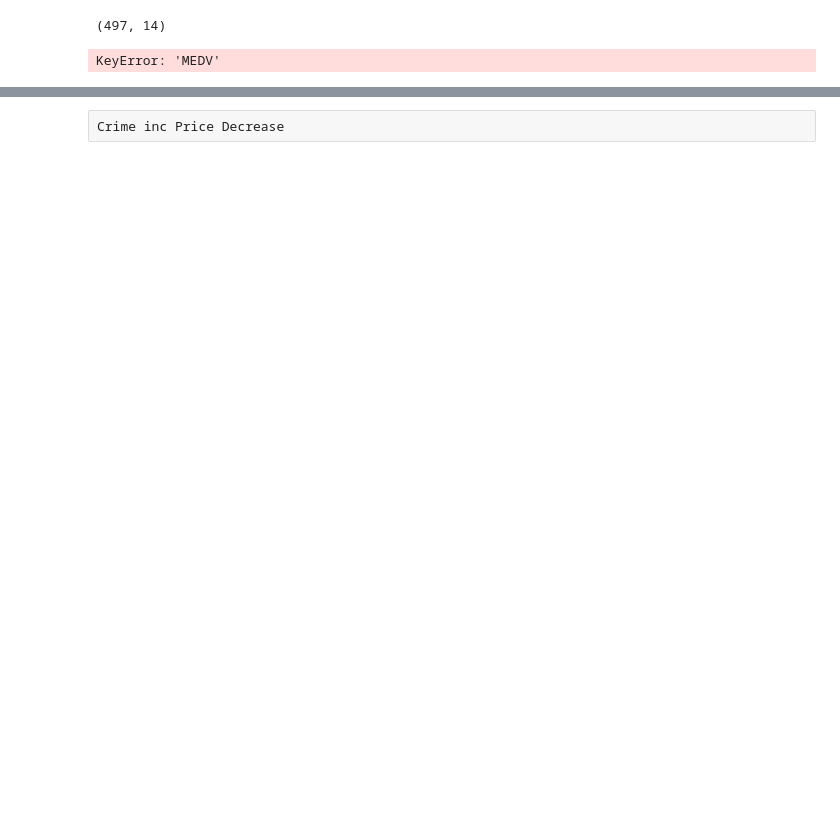
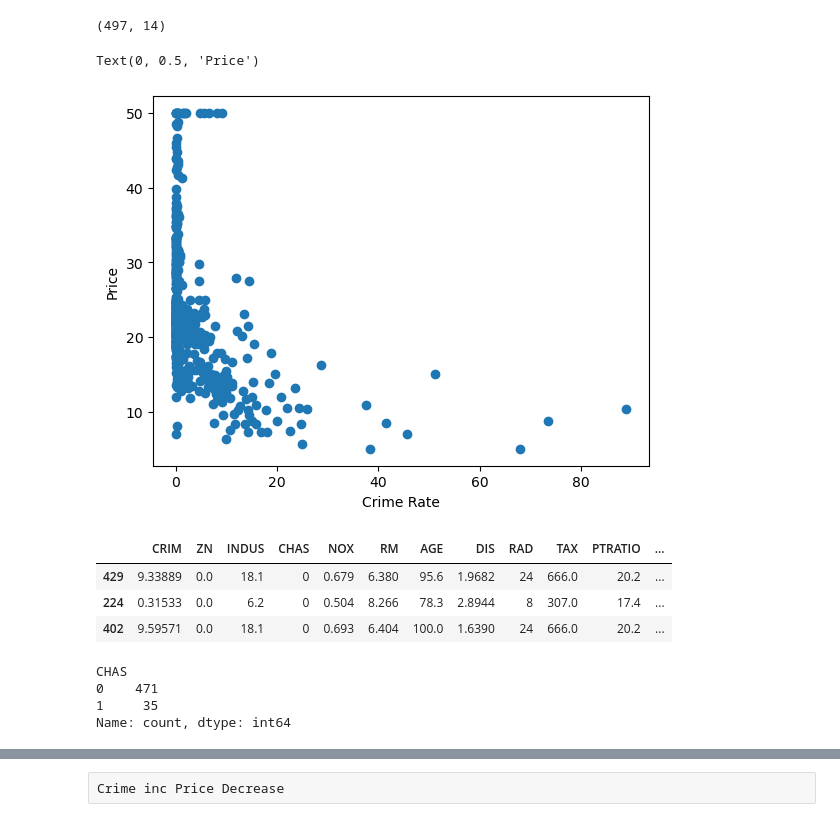
Before and after one commit to Student-NitinRaj/bostonhousepricing-, a Jupyter notebook: Linear ML Implementation.ipynb, the cells around one changed output, grey strips where cells are left out. Cells and saved outputs as stored; diff of their text form; code cells hidden in the pictures; blank space fills up the shorter version.

```diff
--- a/Linear ML Implementation.ipynb
+++ b/Linear ML Implementation.ipynb
@@ -592,9 +634,24 @@ df.shape
 import seaborn as sns
 # sns.pairplot(df)
 # %%
-plt.scatter(dataset["CRIM"],dataset["MEDV"])
+plt.scatter(df["CRIM"],df["MEDV"])
 plt.xlabel("Crime Rate")
 plt.ylabel("Price")
 # %% [output]
-KeyError: 'MEDV'
+Text(0, 0.5, 'Price')
+[figure, added]
+# %%
+df.sample(3)
+# %% [output]
+|  | CRIM | ZN | INDUS | CHAS | NOX | RM | AGE | DIS | RAD | TAX | PTRATIO | ... |
+| 429 | 9.33889 | 0.0 | 18.1 | 0 | 0.679 | 6.380 | 95.6 | 1.9682 | 24 | 666.0 | 20.2 | ... |
+| 224 | 0.31533 | 0.0 | 6.2 | 0 | 0.504 | 8.266 | 78.3 | 2.8944 | 8 | 307.0 | 17.4 | ... |
+| 402 | 9.59571 | 0.0 | 18.1 | 0 | 0.693 | 6.404 | 100.0 | 1.6390 | 24 | 666.0 | 20.2 | ... |
+# %%
+df["CHAS"].value_counts()
+# %% [output]
+CHAS
+0    471
+1     35
+Name: count, dtype: int64
 # %%
```
Also changed, not shown: parts of 53 cells of this notebook, 5 other files.
